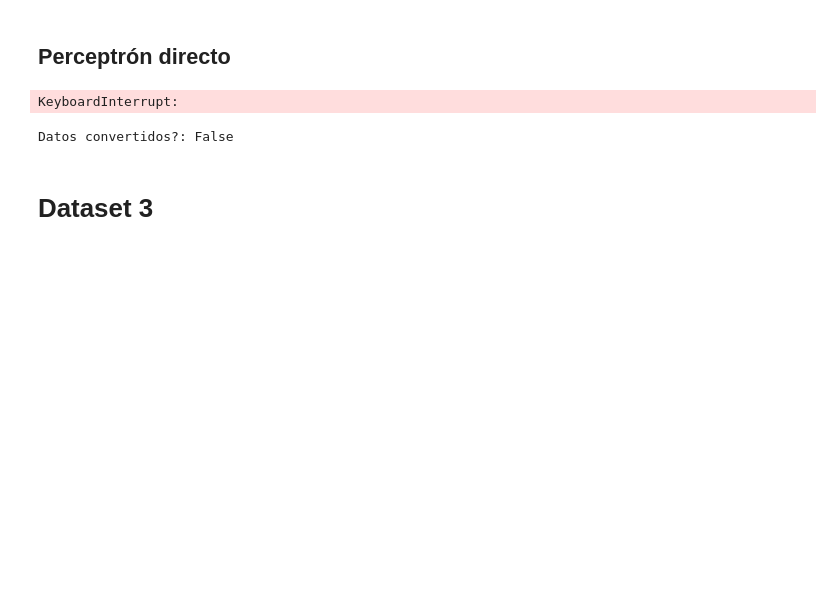
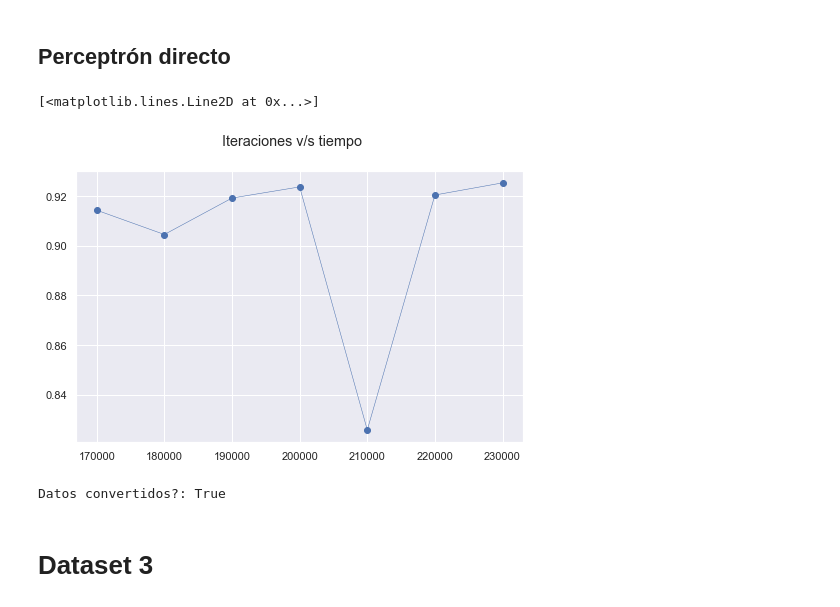
Before and after one commit to hugosep/machine-learning-taller-1, a Jupyter notebook: ml-taller-1.ipynb, the cells around one changed output. Saved outputs shown, nothing was run; the diff lists cells and outputs as text; code cells hidden in the pictures; blank space fills up the shorter version.

```diff
--- a/ml-taller-1.ipynb
+++ b/ml-taller-1.ipynb
@@ -405,43 +405,26 @@ Linealmente separables?: False
 ## Perceptrón directo
 # %%
 scores = list()
-no_iterations = range(170000, int(bound), 10000)
+no_iterations = range(170000, int(bound*1.2), 10000)
 
 for i in no_iterations:
     perceptron = Perceptron(tol=None, max_iter=i)
     perceptron.fit(X_train_vals, y_train_vals)
 
     scores.append(perceptron.score(X_train_vals, y_train_vals))
 
 fig, ax1 = plt.subplots(figsize=(8, 5))
 
 fig.suptitle('Iteraciones v/s tiempo')
 
-ax1.plot(no_iterations, scores, '-', linewidth=0.5)
+ax1.plot(no_iterations, scores, '-o', linewidth=0.5)
 # %% [output]
-KeyboardInterrupt:
+[<matplotlib.lines.Line2D at 0x...>]
+[figure, added]
 # %%
 from sklearn.model_selection import train_test_split
 
-predictors = data.columns[:-1]
-X = data[predictors]
-info = data[predictors]
-
-y = data["SkinNonSkin"]
-
-X=pd.DataFrame(X)
-y=pd.DataFrame(y)
-
-info = X
-
-X_train, X_test, y_train, y_test, info_train, info_test = train_test_split(X, y, info, test_size=0.9, random_state=0)
-X_train, X_val, y_train, y_val, info_train, info_val = train_test_split(X_train, y_train, info_train, test_size=0.9, random_state=0)
-
-X_train_vals = X_train.values; y_train_vals = y_train.values;
-X_val_vals = X_val.values; y_val_vals = y_val.values;
-X_test_vals = X_test.values; y_test_vals = y_test.values;
-
-X, y = convert_to_ls(X, y)
+X, y = convert_to_ls(X_train_vals, y_train_vals)
 print("Datos convertidos?:", linearly_separable(X, y))
 
 scores = list()
@@ -449,9 +432,9 @@ no_iterations = range(1, int(bound*0.3), 1)
 
 for i in no_iterations:
     perceptron = Perceptron(tol=None, max_iter=i)
-    perceptron.fit(X_train_vals, y_train_vals)
+    perceptron.fit(X, y)
 
-    scores.append(perceptron.score(X_train_vals, y_train_vals))
+    scores.append(perceptron.score(X, y))
 
 fig, ax1 = plt.subplots(figsize=(8, 5))
 
@@ -459,7 +442,7 @@ fig.suptitle('Iteraciones v/s tiempo')
 
 ax1.plot(no_iterations, scores, '-', linewidth=0.5)
 # %% [output]
-Datos convertidos?: False
+Datos convertidos?: True
 # %% [markdown]
 # Dataset 3
 # %% [markdown]
```
Also changed, not shown: parts of 1 cell of this notebook.
